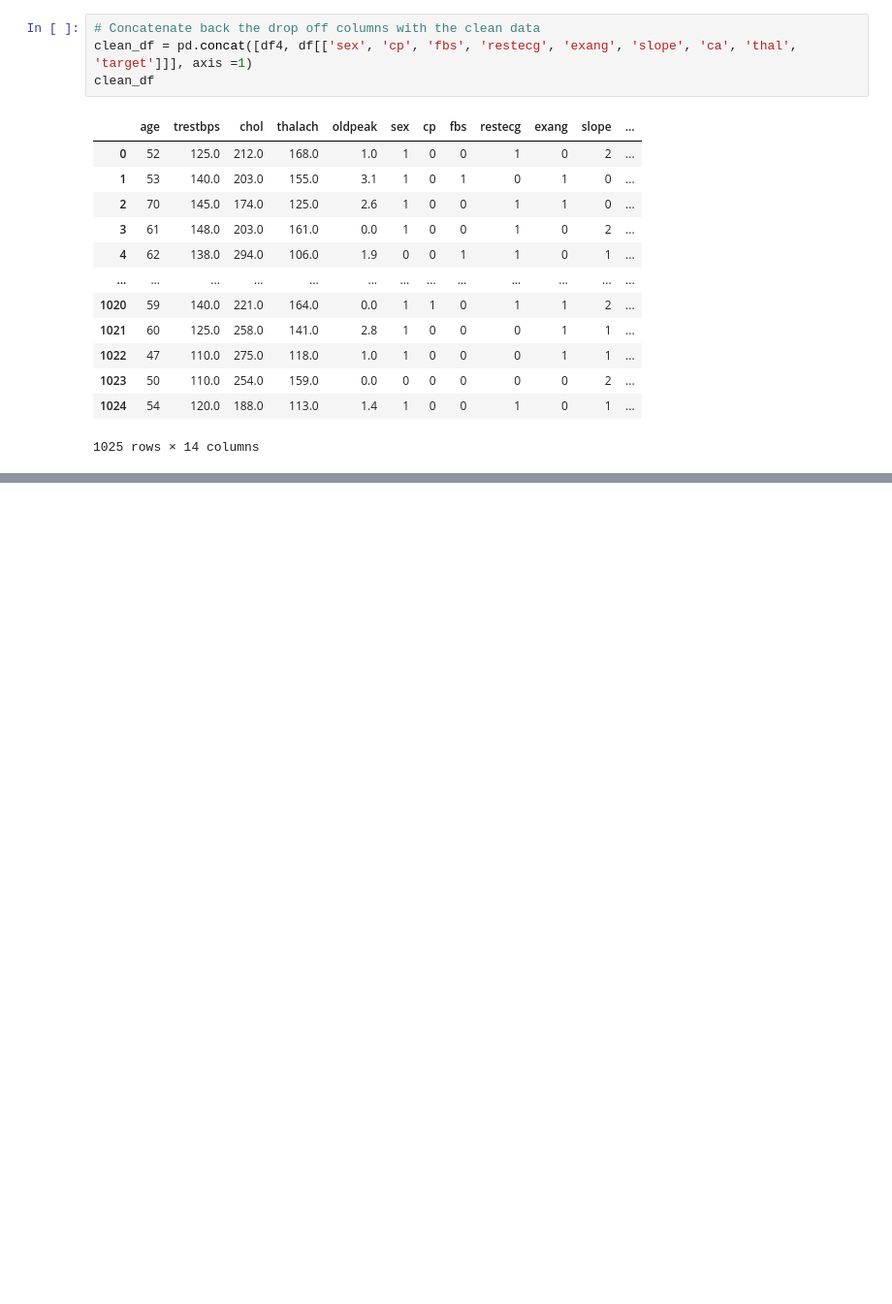
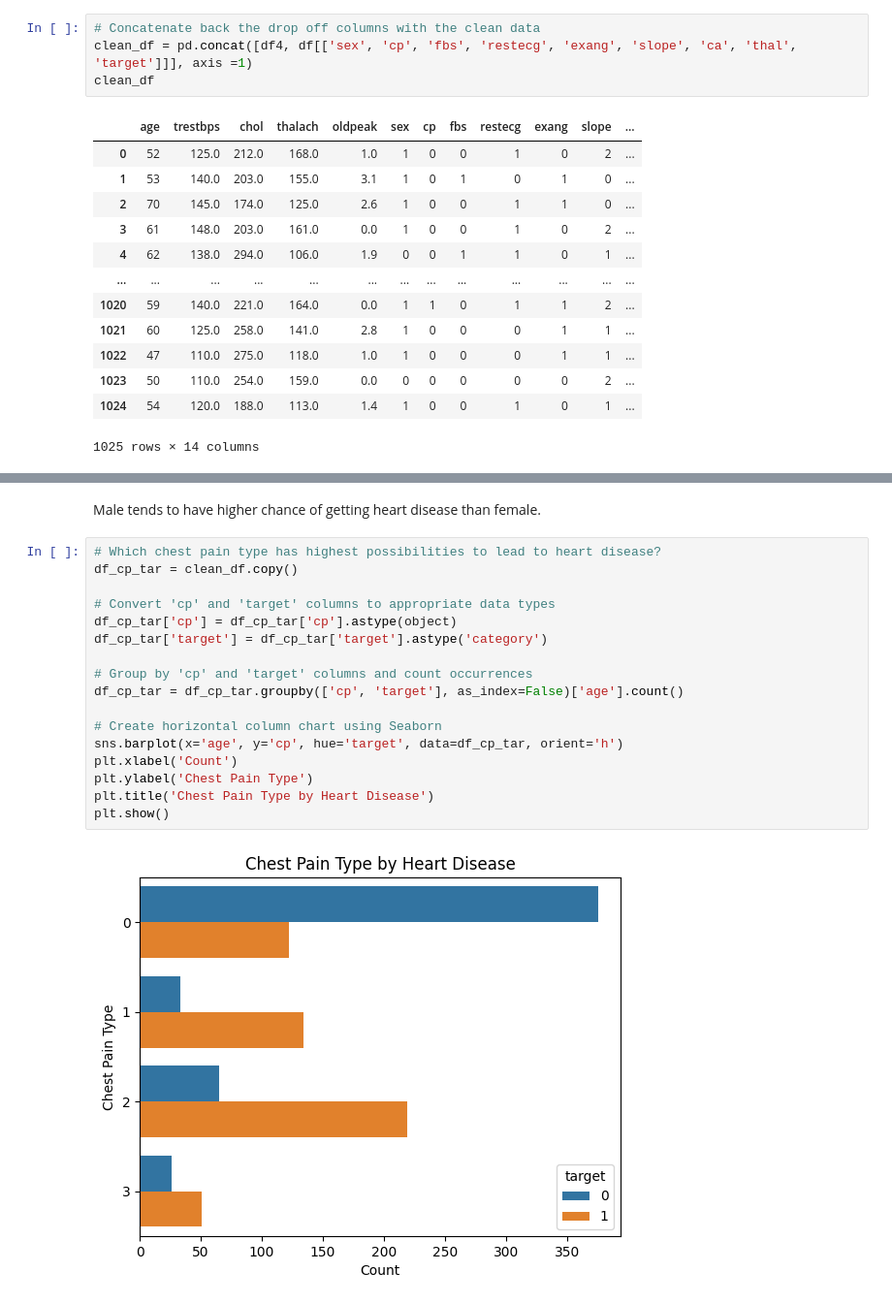
Before and after one commit to karhong-sam/project-wqd7003-ds-analysis, a Jupyter notebook: albert_EDA_trial.ipynb, the cells around one changed output, grey strips where cells are left out. Shown: that part at 97% size. Cells and saved outputs as stored; diff of their text form; blank space fills up the shorter version.

```diff
--- a/albert_EDA_trial.ipynb
+++ b/albert_EDA_trial.ipynb
@@ -263,0 +334,21 @@ clean_df
+# %% [markdown]
+Male tends to have higher chance of getting heart disease than female.
+# %%
+# Which chest pain type has highest possibilities to lead to heart disease?
+df_cp_tar = clean_df.copy()
+
+# Convert 'cp' and 'target' columns to appropriate data types
+df_cp_tar['cp'] = df_cp_tar['cp'].astype(object)
+df_cp_tar['target'] = df_cp_tar['target'].astype('category')
+
+# Group by 'cp' and 'target' columns and count occurrences
+df_cp_tar = df_cp_tar.groupby(['cp', 'target'], as_index=False)['age'].count()
+
+# Create horizontal column chart using Seaborn
+sns.barplot(x='age', y='cp', hue='target', data=df_cp_tar, orient='h')
+plt.xlabel('Count')
+plt.ylabel('Chest Pain Type')
+plt.title('Chest Pain Type by Heart Disease')
+plt.show()
+# %% [output]
+[figure, added]
```
Also changed, not shown: parts of 12 cells of this notebook.
